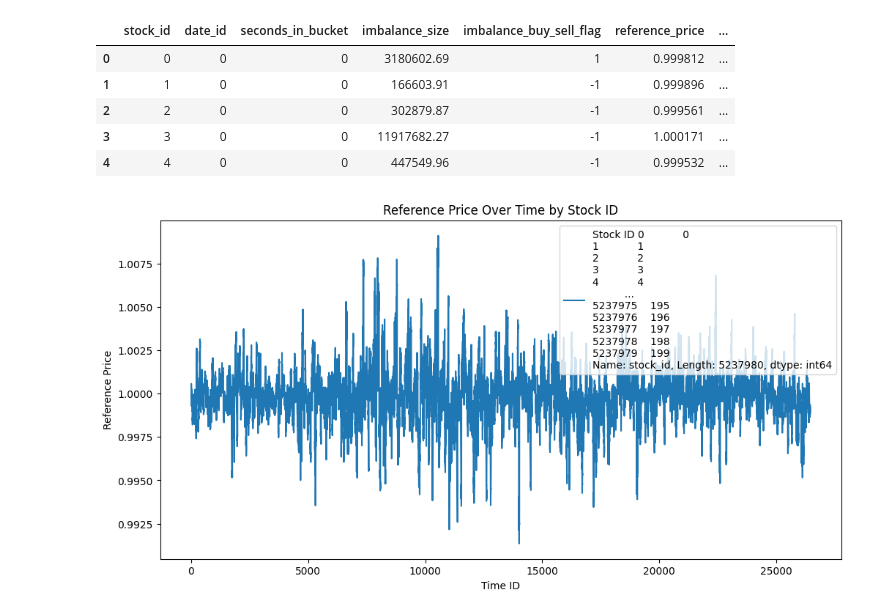
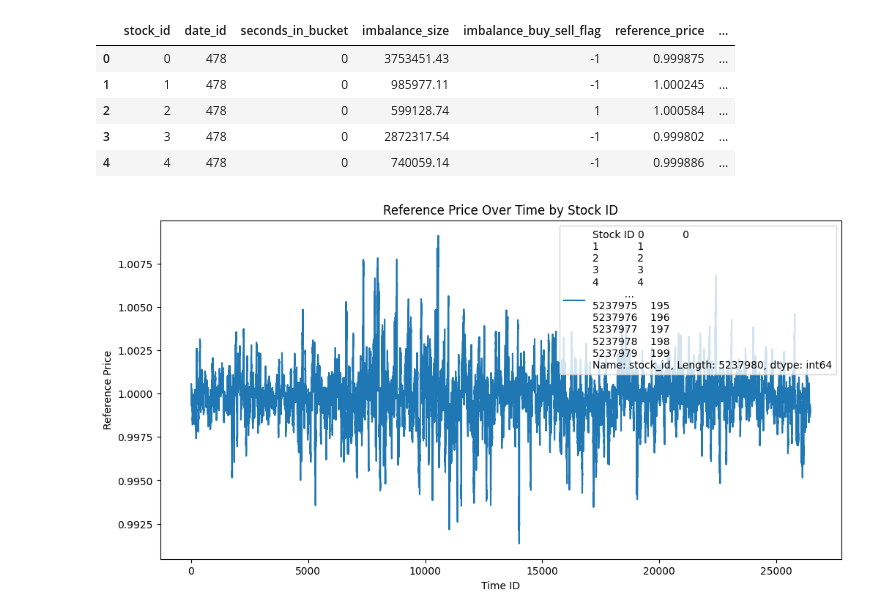
Before and after one commit to NanqiuH/CS4262-project, a Jupyter notebook: optiver.ipynb, the cells around one changed output. Drawn from its saved outputs; the diff is of its cells as text; code cells hidden in the pictures.

```diff
--- a/optiver.ipynb
+++ b/optiver.ipynb
@@ -1,18 +1,20 @@
 # %%
 import pandas as pd
 import numpy as np
 import plotly.express as px
 
-
 train = pd.read_csv('train.csv')
 train.head()
+
+test = pd.read_csv('test.csv')
+test.head()
 # %% [output]
 |  | stock_id | date_id | seconds_in_bucket | imbalance_size | imbalance_buy_sell_flag | reference_price | ... |
-| 0 | 0 | 0 | 0 | 3180602.69 | 1 | 0.999812 | ... |
-| 1 | 1 | 0 | 0 | 166603.91 | -1 | 0.999896 | ... |
-| 2 | 2 | 0 | 0 | 302879.87 | -1 | 0.999561 | ... |
-| 3 | 3 | 0 | 0 | 11917682.27 | -1 | 1.000171 | ... |
-| 4 | 4 | 0 | 0 | 447549.96 | -1 | 0.999532 | ... |
+| 0 | 0 | 478 | 0 | 3753451.43 | -1 | 0.999875 | ... |
+| 1 | 1 | 478 | 0 | 985977.11 | -1 | 1.000245 | ... |
+| 2 | 2 | 478 | 0 | 599128.74 | 1 | 1.000584 | ... |
+| 3 | 3 | 478 | 0 | 2872317.54 | -1 | 0.999802 | ... |
+| 4 | 4 | 478 | 0 | 740059.14 | -1 | 0.999886 | ... |
 # %%
 # Retrieve the columns of the dataframe
 stock_id = train['stock_id']
```
Also changed, not shown: parts of 3 cells of this notebook.
